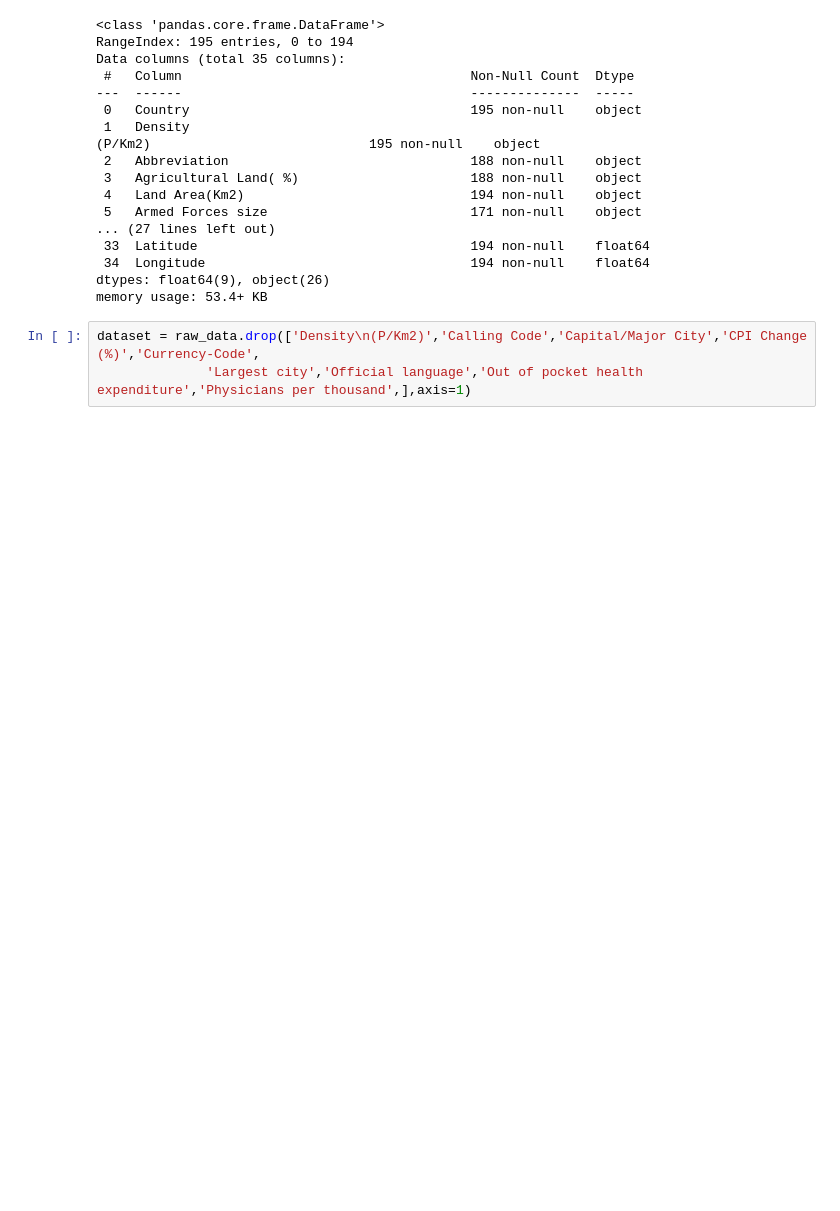
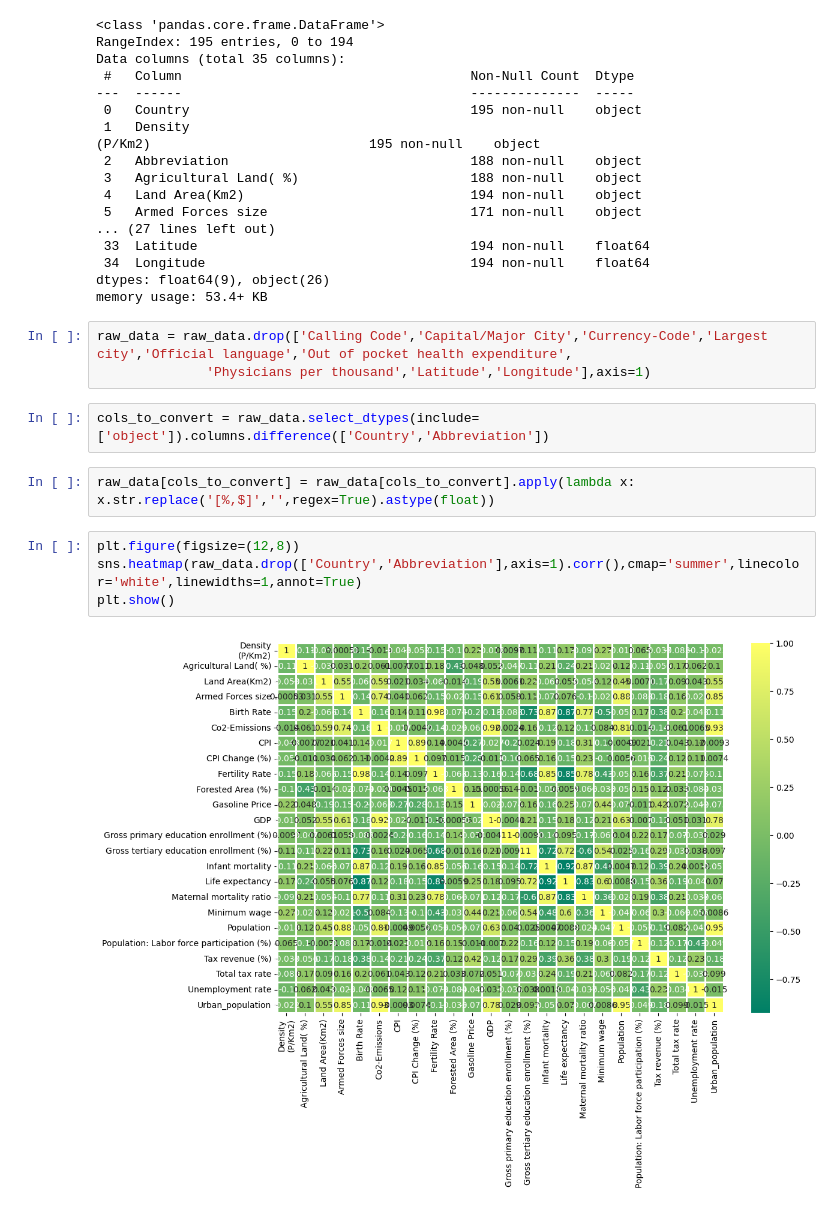
Before and after one commit to depa-tto/Multidimensional-Data-Visualization-exam, a Jupyter notebook: File_1.ipynb, the cells around one changed output. Cells and saved outputs as stored; diff of their text form; blank space fills up the shorter version.

```diff
--- a/File_1.ipynb
+++ b/File_1.ipynb
@@ -42,5 +44,15 @@ Data columns (total 35 columns):
 dtypes: float64(9), object(26)
 memory usage: 53.4+ KB
 # %%
-dataset = raw_data.drop(['Density\n(P/Km2)','Calling Code','Capital/Major City','CPI Change (%)','Currency-Code',
-              'Largest city','Official language','Out of pocket health expenditure','Physicians per thousand',],axis=1)
+raw_data = raw_data.drop(['Calling Code','Capital/Major City','Currency-Code','Largest city','Official language','Out of pocket health expenditure',
+              'Physicians per thousand','Latitude','Longitude'],axis=1)
+# %%
+cols_to_convert = raw_data.select_dtypes(include=['object']).columns.difference(['Country','Abbreviation'])
+# %%
+raw_data[cols_to_convert] = raw_data[cols_to_convert].apply(lambda x: x.str.replace('[%,$]','',regex=True).astype(float))
+# %%
+plt.figure(figsize=(12,8))
+sns.heatmap(raw_data.drop(['Country','Abbreviation'],axis=1).corr(),cmap='summer',linecolor='white',linewidths=1,annot=True)
+plt.show()
+# %% [output]
+[figure, added]
```
Also changed, not shown: parts of 11 cells of this notebook.
